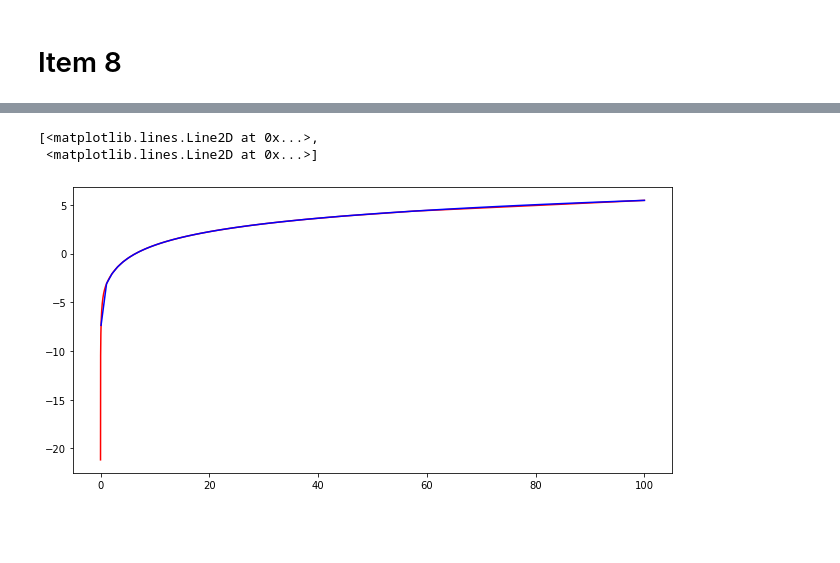
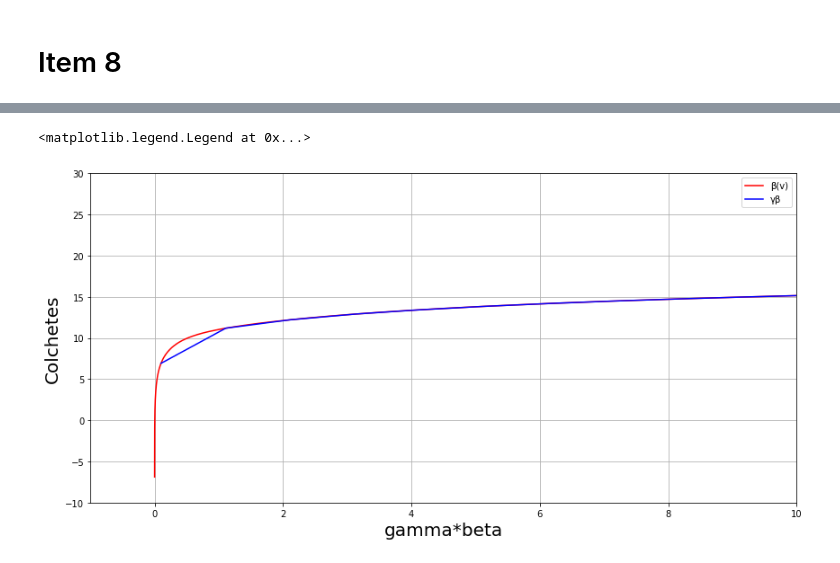
Before and after one commit to Edinaldobjr/aulas_de_python, a Jupyter notebook: Projeto1/Projeto_1.ipynb, the cells around one changed output, grey strips where cells are left out. Cells and saved outputs as stored; diff of their text form; code cells hidden in the pictures; blank space fills up the shorter version.

```diff
--- a/Projeto1/Projeto_1.ipynb
+++ b/Projeto1/Projeto_1.ipynb
@@ -201,32 +123,34 @@ NameError: name 'gamma3' is not defined
 # %% [markdown]
 # Item 8
 # %%
-
 import math as mt
 import numpy as np
 import matplotlib.pyplot as plt
-%matplotlib inline
+
+# Constantes
 c = 3*10**8
-v = np.linspace(0.0001*c,0.99995*c,10000)
+v = np.linspace(0.0001*c,0.99995*c,10000)  #velocidade da partícula
 beta = v/c # define o vetor beta
-I=3.55
-#define vetor gamma
+I = 10e-06
+mec = 0.5110
+
+# Define vetor gamma
 def gamma(beta):
+    """Função que toma o parametro beta como argumento e retorna gamma"""
     nova_lista = []
     for (i, valor) in enumerate(beta):
         novo_elemento = 1/(mt.sqrt(1- valor**2))
         nova_lista.append(novo_elemento)
     return nova_lista
 
-#define vetor gamma*beta
-
+# Define vetor gamma*beta
 GB = gamma(beta)*beta
 
 #função que cria o argumento do Ln baseado em gamma*beta
 def ln_argument3(GB):
     lista2 = []
     for (i, valor) in enumerate(GB):
-        novo_elemento2 = (2*mec*(valor)**2)/I
+        novo_elemento2 = (2*mec*(valor)**2)/322**2
         lista2.append(novo_elemento2)
     return lista2
 
@@ -235,10 +159,11 @@ def ln_argument3(GB):
 Beta = beta*beta
 #print(Beta)
 
-
-fig, ax = plt.subplots(1,1,figsize=(9, 4.5), tight_layout=True )
-ax.set_xlabel('beta')
-ax.set_ylabel('gamma')
+# print(np.log(ln_argument3(GB))-Beta)
+fig, ax = plt.subplots(1,1,figsize=(12, 6), tight_layout=True )
+#ax.set_title('Colchetes vs. γβ\n',fontsize = 15)
+ax.set_xlabel('Gamma*Beta', fontsize = 20)
+ax.set_ylabel('Colchetes',fontsize =20)
 ax.plot(GB , np.log(ln_argument3(GB))-Beta, 'r-')
 # %% [output]
 [<matplotlib.lines.Line2D at 0x...>]
@@ -284,7 +285,7 @@ import matplotlib.pyplot as plt
 c = 3*10**8
 v = np.linspace(0.0001*c,0.99995*c,10000)
 beta = v/c # define o vetor beta
-I = 16
+I =10e-06
 #define vetor gamma
 def gamma(beta):
     nova_lista = []
@@ -302,41 +303,39 @@ def ln_argument3(GB):
     lista2 = []
     for (i, valor) in enumerate(GB):
         novo_elemento2 = (2*mec*(valor)**2)/I
         lista2.append(novo_elemento2)
     return lista2
 
 #vetor beta**2
 
 Beta = beta*beta
 #print(Beta)
 
-
-
-
 #define vetor gamma*beta
 
 GB2 = np.linspace(0.1,100,100)
 
 #função que cria o argumento do Ln baseado em gamma*beta
 def ln_argument3(GB2):
     lista3 = []
     for (i, valor) in enumerate(GB2):
         novo_elemento3 = (2*mec*(valor)**2)/I
         lista3.append(novo_elemento3)
     return lista3
 
 #vetor beta**2
 
 Beta2 = 1- 1/(GB2**2 + 1)
 #print(Beta)
 
-
-
-
-
-fig, ax = plt.subplots(1,1, figsize = (9,4.5), tight_layout = True)
+fig, ax = plt.subplots(1,1, figsize = (12,6), tight_layout = True)
 ax.plot(GB , np.log(ln_argument3(GB))-Beta, 'r-',GB2 , np.log(ln_argument3(GB2))-Beta2, 'b-')
+ax.set_ylabel('Colchetes', fontsize = 20)
+ax.set_xlabel('gamma*beta', fontsize = 20)
+ax.set_xlim(-1, 10)
+ax.set_ylim(-10, 30)
+ax.grid()
+ax.legend(['β(v)', 'γβ'])
 # %% [output]
-[<matplotlib.lines.Line2D at 0x...>,
- <matplotlib.lines.Line2D at 0x...>]
+<matplotlib.legend.Legend at 0x...>
-[figure, old version]
+[figure, new version]
```
Also changed, not shown: parts of 16 cells of this notebook.
